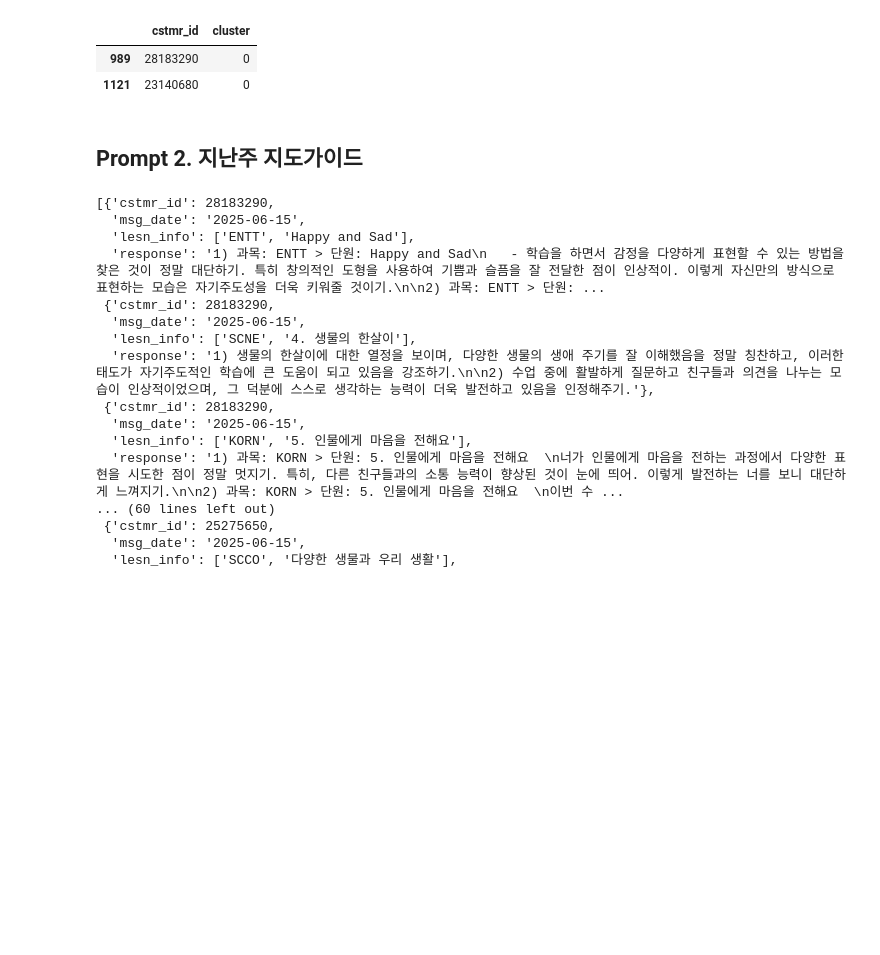
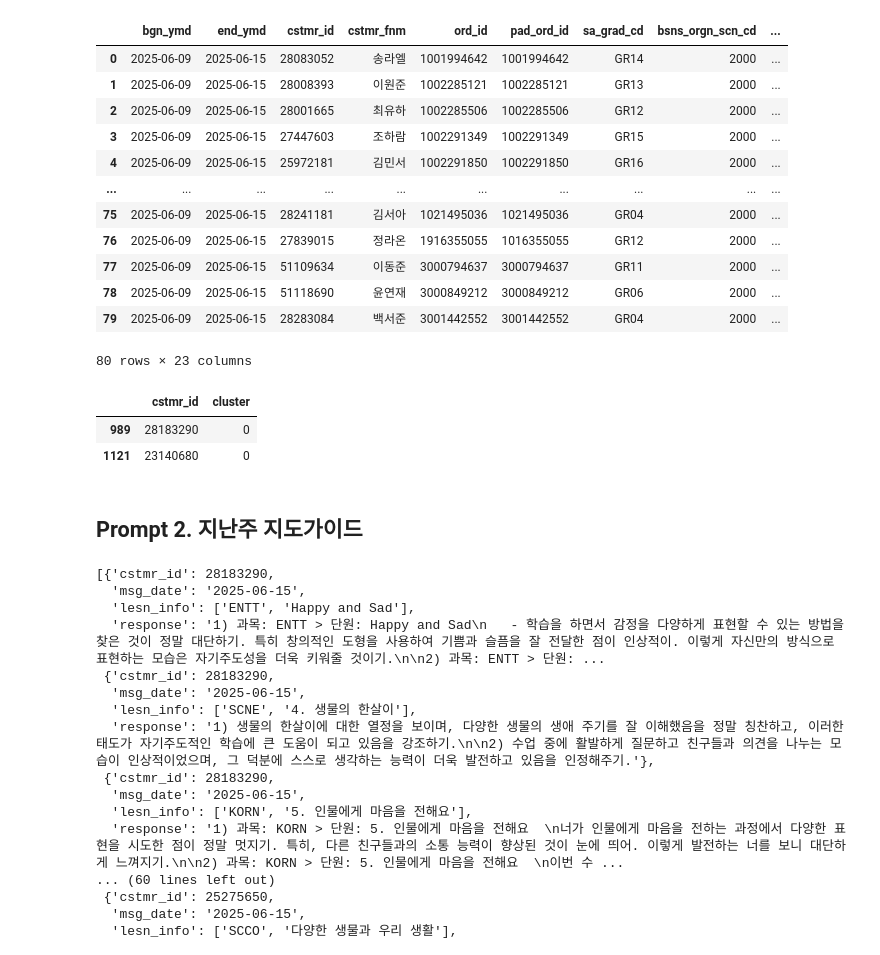
Before and after one commit to ChanceMKR/WJ, a Jupyter notebook: WJ_MSG.ipynb, the cells around one changed output. Saved outputs shown, nothing was run; the diff lists cells and outputs as text; code cells hidden in the pictures; blank space fills up the shorter version.

```diff
--- a/WJ_MSG.ipynb
+++ b/WJ_MSG.ipynb
@@ -8,7 +8,6 @@ import re
 
 # API 및 모델
 client = OpenAI(api_key="..")
-
 MODEL_NAME = "gpt-4o-mini"
 
 # 경로
@@ -16,6 +15,7 @@ base_dir = './data/'
 output_dir = './data/'
 learning_path = base_dir + "클러스터별 샘플 10명 회원 상세 학습,진도이력.csv"
 cluster_path = base_dir + "클러스터별 샘플 10명 회원 클러스터 정보.csv"
+segment_path = base_dir + "클러스터별 샘플 10명 회원 세그먼트 정보.csv"
 cluster_des_path = base_dir + "클러스터 해석.csv"
 # %%
 # 전략 데이터 정의
@@ -90,6 +90,7 @@ strategy_data = {
 df_learning = pd.read_csv(learning_path)
 
 df_cluster = pd.read_csv(cluster_path)
+df_segment = pd.read_csv(segment_path)
 
 df_cluster_des = pd.read_csv(cluster_des_path)
 df_cluster_des = df_cluster_des.rename(columns={'cluster_num': 'cluster'})
@@ -100,6 +101,22 @@ df_cluster = pd.merge(df_cluster, df_cluster_des, on='cluster', how='inner')
 
 ##################### 메시지 생성날짜 지정 필요 #####################
 msg_date = '2025-06-15'
+# %%
+df_segment
+# %% [output]
+|  | bgn_ymd | end_ymd | cstmr_id | cstmr_fnm | ord_id | pad_ord_id | sa_grad_cd | bsns_orgn_scn_cd | ... |
+| 0 | 2025-06-09 | 2025-06-15 | 28083052 | 송라엘 | 1001994642 | 1001994642 | GR14 | 2000 | ... |
+| 1 | 2025-06-09 | 2025-06-15 | 28008393 | 이원준 | 1002285121 | 1002285121 | GR13 | 2000 | ... |
+| 2 | 2025-06-09 | 2025-06-15 | 28001665 | 최유하 | 1002285506 | 1002285506 | GR12 | 2000 | ... |
+| 3 | 2025-06-09 | 2025-06-15 | 27447603 | 조하람 | 1002291349 | 1002291349 | GR15 | 2000 | ... |
+| 4 | 2025-06-09 | 2025-06-15 | 25972181 | 김민서 | 1002291850 | 1002291850 | GR16 | 2000 | ... |
+| ... | ... | ... | ... | ... | ... | ... | ... | ... | ... |
+| 75 | 2025-06-09 | 2025-06-15 | 28241181 | 김서아 | 1021495036 | 1021495036 | GR04 | 2000 | ... |
+| 76 | 2025-06-09 | 2025-06-15 | 27839015 | 정라온 | 1916355055 | 1016355055 | GR12 | 2000 | ... |
+| 77 | 2025-06-09 | 2025-06-15 | 51109634 | 이동준 | 3000794637 | 3000794637 | GR11 | 2000 | ... |
+| 78 | 2025-06-09 | 2025-06-15 | 51118690 | 윤연재 | 3000849212 | 3000849212 | GR06 | 2000 | ... |
+| 79 | 2025-06-09 | 2025-06-15 | 28283084 | 백서준 | 3001442552 | 3001442552 | GR04 | 2000 | ... |
+80 rows × 23 columns
 # %%
 def split_weekly_df(df_learning, msg_date):
 
```
